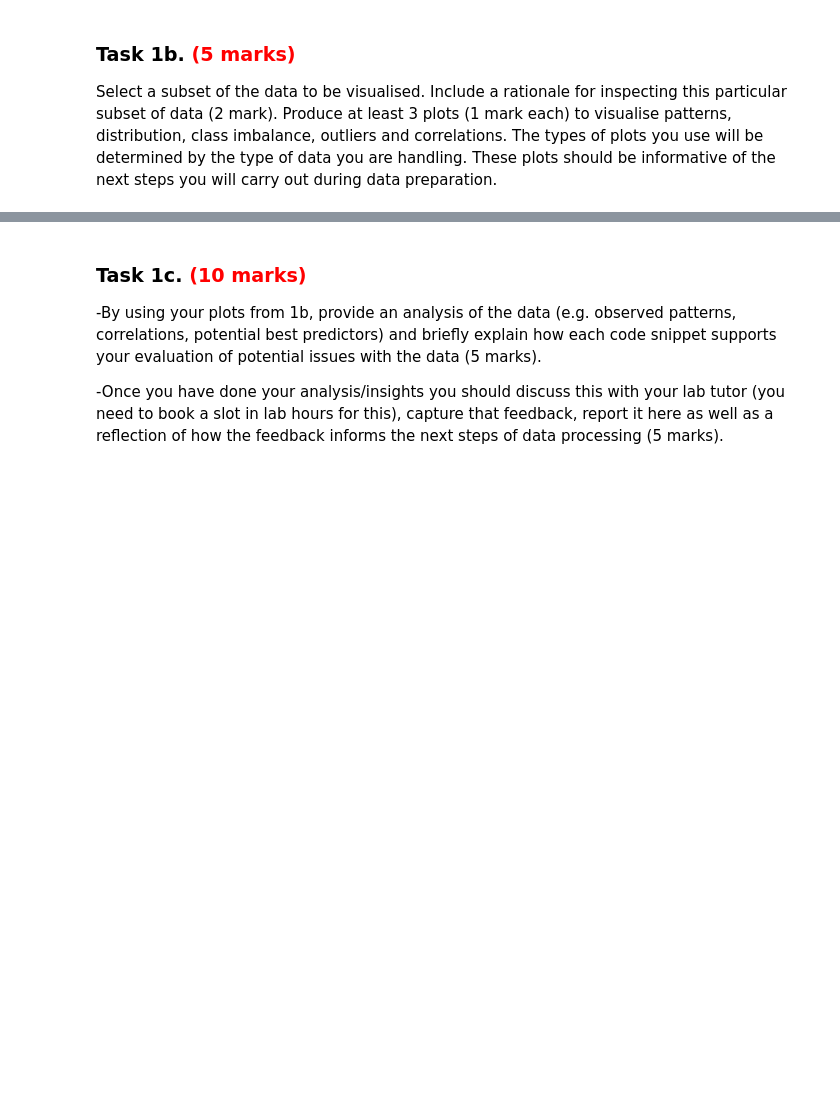
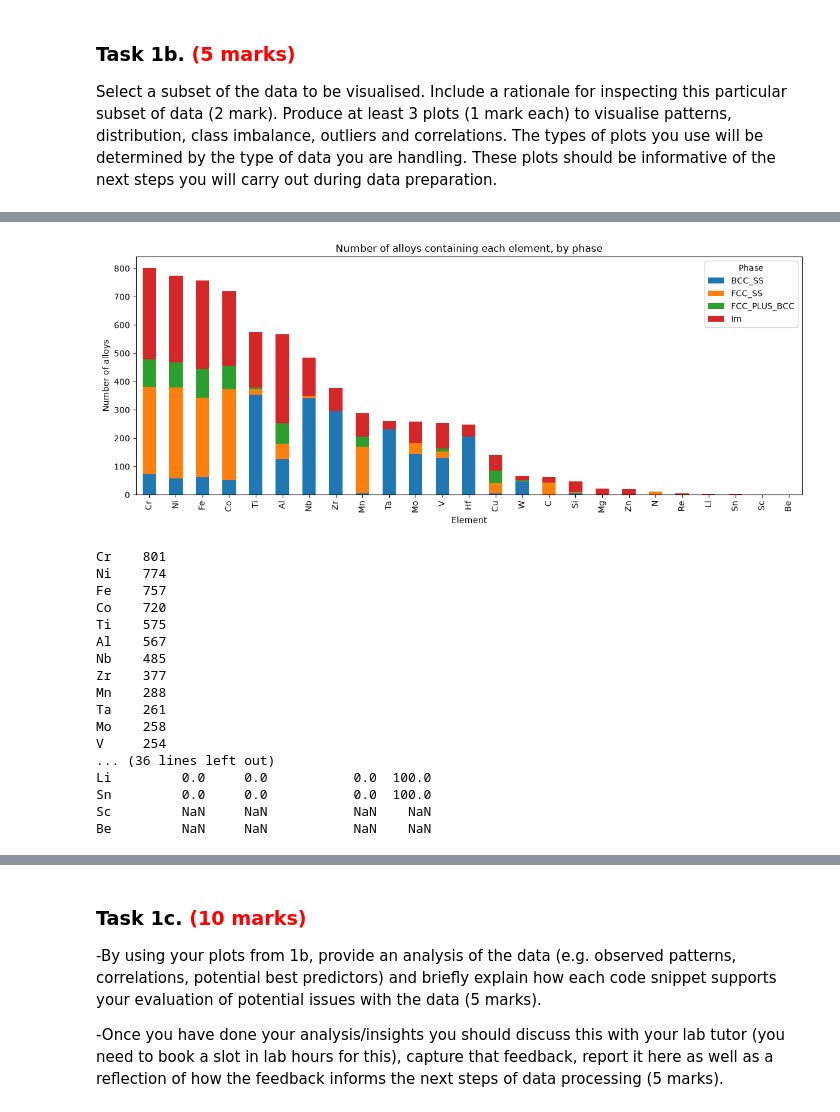
Before and after one commit to hascoleman/Coursework, a Jupyter notebook: 202627_MMME4125_cw_egyhc3.ipynb, the cells around one changed output, grey strips where cells are left out. Saved outputs shown, nothing was run; the diff lists cells and outputs as text; code cells hidden in the pictures; blank space fills up the shorter version.

```diff
--- a/202627_MMME4125_cw_egyhc3.ipynb
+++ b/202627_MMME4125_cw_egyhc3.ipynb
@@ -104,0 +177,38 @@ Select a subset of the data to be visualised. Include a rationale for inspecting
+# %%
+# Plot 3 - Number of alloys containing each elements
+contains = df_sub[elements] > 0                       # True where the element is present
+element_counts = contains.groupby(df_sub['Phases']).sum().T   # splits the alloys into the four phase groups, sums no. alloys per group and transposes table
+element_counts = element_counts[classes]                              # use consistent class order
+element_counts = element_counts.loc[element_counts.sum(axis=1).sort_values(ascending=False).index]   # Sorts from largest to smallest
+
+element_counts.plot(kind='bar', stacked=True, figsize=(12, 5)) # Draws stacked bar chart
+# plt.axhline(30, color='grey', linestyle='--', label='30 alloys')   # draws a horizontal line to denote a lower bound on number of alloys in dataset for it to be useful
+plt.title('Number of alloys containing each element, by phase')
+plt.xlabel('Element')
+plt.ylabel('Number of alloys')
+plt.legend(title='Phase')
+plt.tight_layout()
+plt.show()
+# Produces a stacked bar chart of how many alloys contain each element, allows visualisation of element distribution
+
+print(element_counts.sum(axis=1))                                          # numerical representation of height of each full bar
+print((element_counts.div(element_counts.sum(axis=1), axis=0) * 100).round(0))   # numerical percentage representaion of the phase split of each element
+# %% [output]
+[figure, added]
+Cr    801
+Ni    774
+Fe    757
+Co    720
+Ti    575
+Al    567
+Nb    485
+Zr    377
+Mn    288
+Ta    261
+Mo    258
+V     254
+... (36 lines left out)
+Li         0.0     0.0           0.0  100.0
+Sn         0.0     0.0           0.0  100.0
+Sc         NaN     NaN           NaN    NaN
+Be         NaN     NaN           NaN    NaN
```
Also changed, not shown: parts of 11 cells of this notebook.
